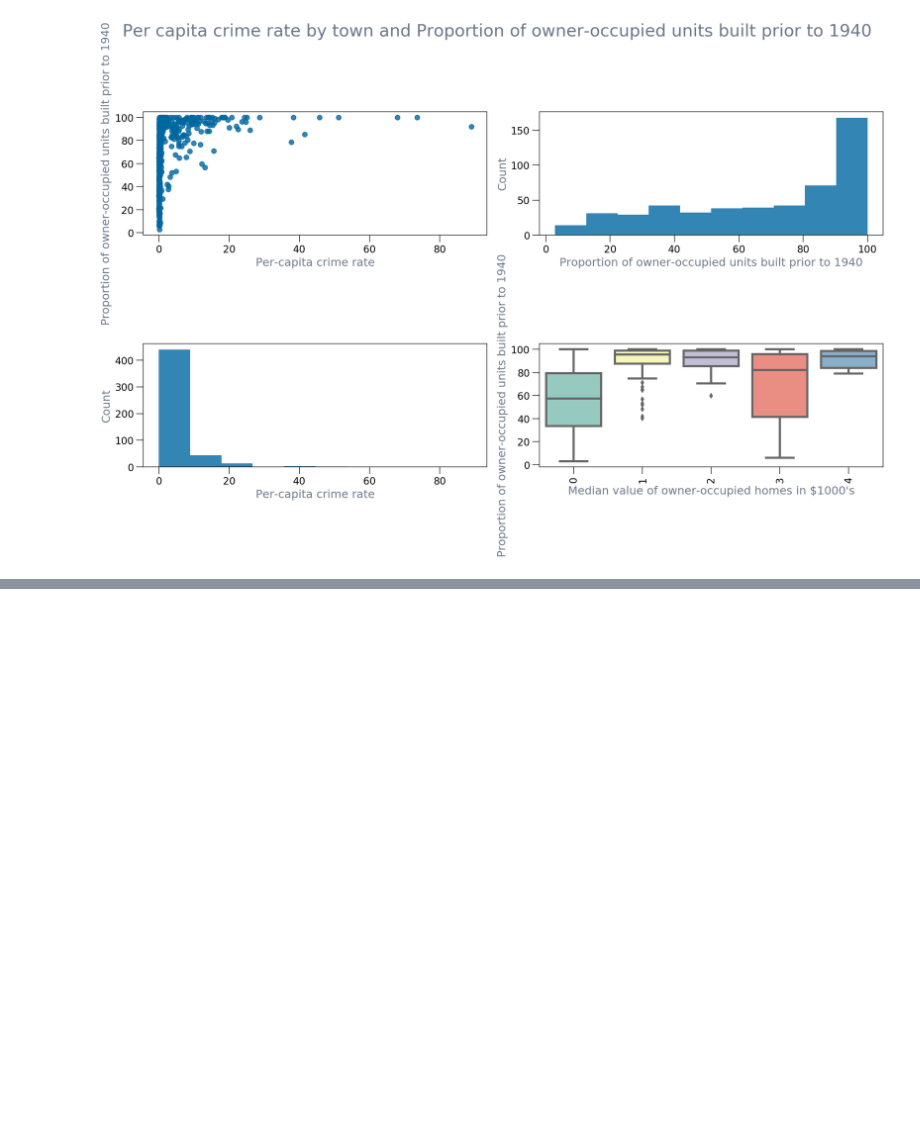
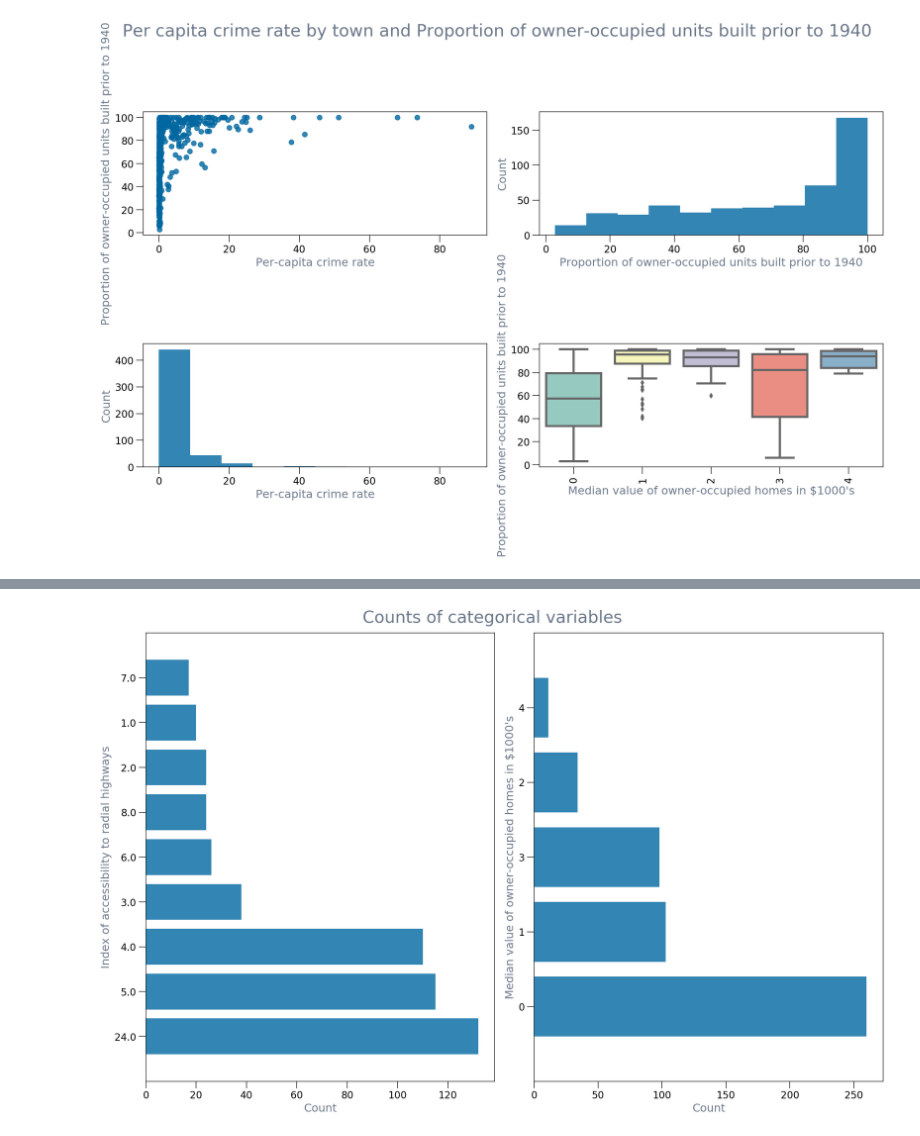
Before and after one commit to cmawer/vishelper, a Jupyter notebook: vishelper-demo.ipynb, the cells around one changed output, grey strips where cells are left out. Cells and saved outputs as stored; diff of their text form; code cells hidden in the pictures; blank space fills up the shorter version.

Commit message:
Update vishelper demo with counts subplots

```diff
--- a/vishelper-demo.ipynb
+++ b/vishelper-demo.ipynb
@@ -328,0 +334,5 @@ fig, ax = plot_df.subplots([['CRIM','AGE'],['AGE'], 'CRIM', ['cluster', 'AGE']],
+# %%
+fig, ax = plot_df.subplots(['RAD', 'cluster'], kind='barh', counts=True,
+                           main_title='Counts of categorical variables')
+# %% [output]
+[figure, added]
```
Also changed, not shown: parts of 1 cell of this notebook, 1 other file.
